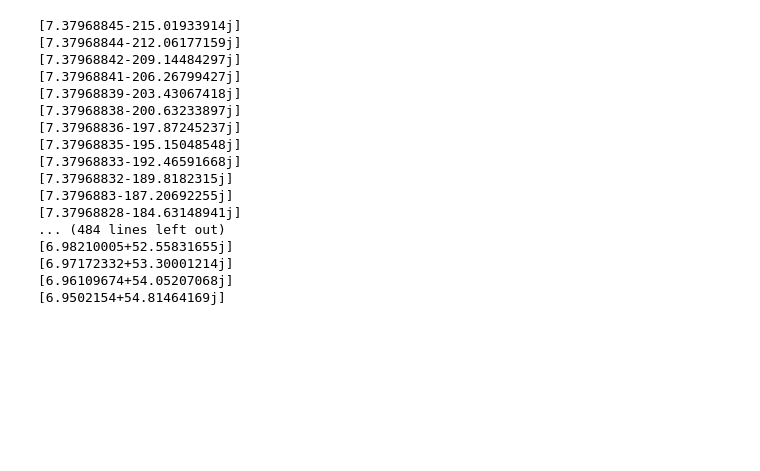
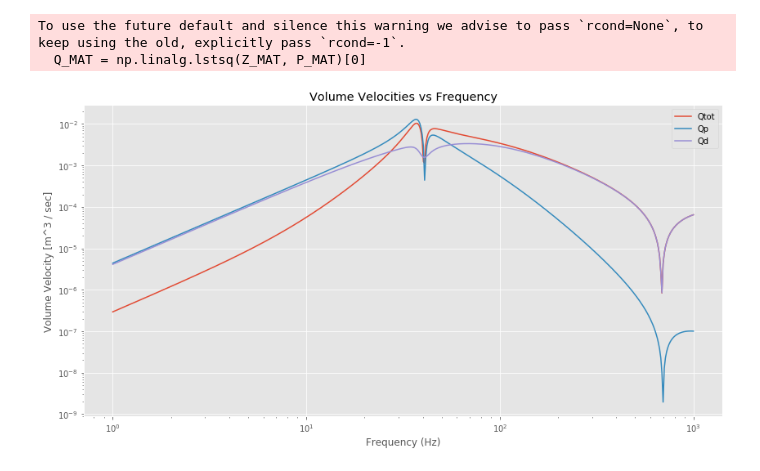
Before and after one commit to eridgraves/single_driver_br_python, a Jupyter notebook: single_driver.ipynb, the cells around one changed output. Saved outputs shown, nothing was run; the diff lists cells and outputs as text; code cells hidden in the pictures; blank space fills up the shorter version.

Commit message:
Volume velocities completed

```diff
--- a/single_driver.ipynb
+++ b/single_driver.ipynb
@@ -60,38 +60,49 @@ for n in range(f_len):
 
     Zmd = Rm + i_om*m + 1/(i_om*Cm) + Zpar2((BL*BL/L)/i_om , (BL*BL/Re))
 
-#     Z1 = Zard + Zmd / (Ad^2)
-#     Z2 = Zarp + Rap + i*om*ma # 1e9 used for closed cabinet (ideally infinite)
-#     Z3 = 1 / (i*om*Ca)
+    Z1 = Zard + Zmd / (Ad*Ad)
+    Z2 = Zarp + Rap + i_om*ma
+    Z3 = 1/(i_om*Ca)
 
-#     print(Z1)
+    Z1_3 = Z1 + Z3
+    Z1_2 = Z1 + Z2
 
-#     Z_MAT = [(Z1 + Z3) Z1 ; Z1 (Z1 + Z2)]
-#     P_MAT = [Pd; Pd]
+    Z_MAT = np.squeeze(np.array([[Z1_3, Z1], [Z1, Z1_2]]))
+    P_MAT = np.squeeze(np.array([[Pd],[Pd]]), axis=2)     # squeeze to cut out arbitrary 3rd dimension which makes linalg throw a fit later
 
-#     Q_MAT = Z_MAT \ P_MAT;
+    # mldivide in MATLAB: Q_MAT = Z_MAT \ P_MAT;
+    # NumPy's alternatives arent as good as MatLab's implementation, but they should work
+    Q_MAT = np.linalg.lstsq(Z_MAT, P_MAT)[0]
 
-#     Qd(n) = Q_MAT(1) + Q_MAT(2)
-#     Qp(n) = - Q_MAT(2)
 
-#     Qtot(n) = Qd(n) + Qp(n)
+    Qd[n] = Q_MAT[0] + Q_MAT[1]  # Flow through diaphram
+    Qp[n] = - Q_MAT[1]           # Flow through port
 
-#     P(n) = i*rho*om*Qtot(n) / (4*np.pi*1) # at 1 meter radius
+    Qtot[n] = Qd[n] + Qp[n]      # Total flow
+
+    P[n] = i_om * rho * Qtot[n] / (4*np.pi*1) # Pressure
 # %% [output]
-[7.37968845-215.01933914j]
-[7.37968844-212.06177159j]
-[7.37968842-209.14484297j]
-[7.37968841-206.26799427j]
-[7.37968839-203.43067418j]
-[7.37968838-200.63233897j]
-[7.37968836-197.87245237j]
-[7.37968835-195.15048548j]
-[7.37968833-192.46591668j]
-[7.37968832-189.8182315j]
-[7.3796883-187.20692255j]
-[7.37968828-184.63148941j]
-... (484 lines left out)
-[6.98210005+52.55831655j]
-[6.97172332+53.30001214j]
-[6.96109674+54.05207068j]
-[6.9502154+54.81464169j]
+To use the future default and silence this warning we advise to pass `rcond=None`, to keep using the old, explicitly pass `rcond=-1`.
+  Q_MAT = np.linalg.lstsq(Z_MAT, P_MAT)[0]
+# %%
+# Plot Volume Velocities
+with plt.style.context('ggplot'): # Set style to be like R
+
+    plt.figure(figsize=(14,7))
+    plt.title('Volume Velocities vs Frequency')
+    p1 = plt.loglog(f,abs(Qtot))
+    p2 = plt.loglog(f,abs(Qp))
+    p3 = plt.loglog(f,abs(Qd))
+    plt.ylabel('Volume Velocity [m^3 / sec]')
+    plt.xlabel('Frequency (Hz)')
+    plt.legend(['Qtot', 'Qp', 'Qd'])
+
+
+    # Style stuff below
+    font = {'family': 'sans',
+           'color':  'black',
+           'weight': 'normal',
+           'size': 16,
+           }
+# %% [output]
+[figure, added]
```
Also changed, not shown: parts of 2 cells of this notebook.
